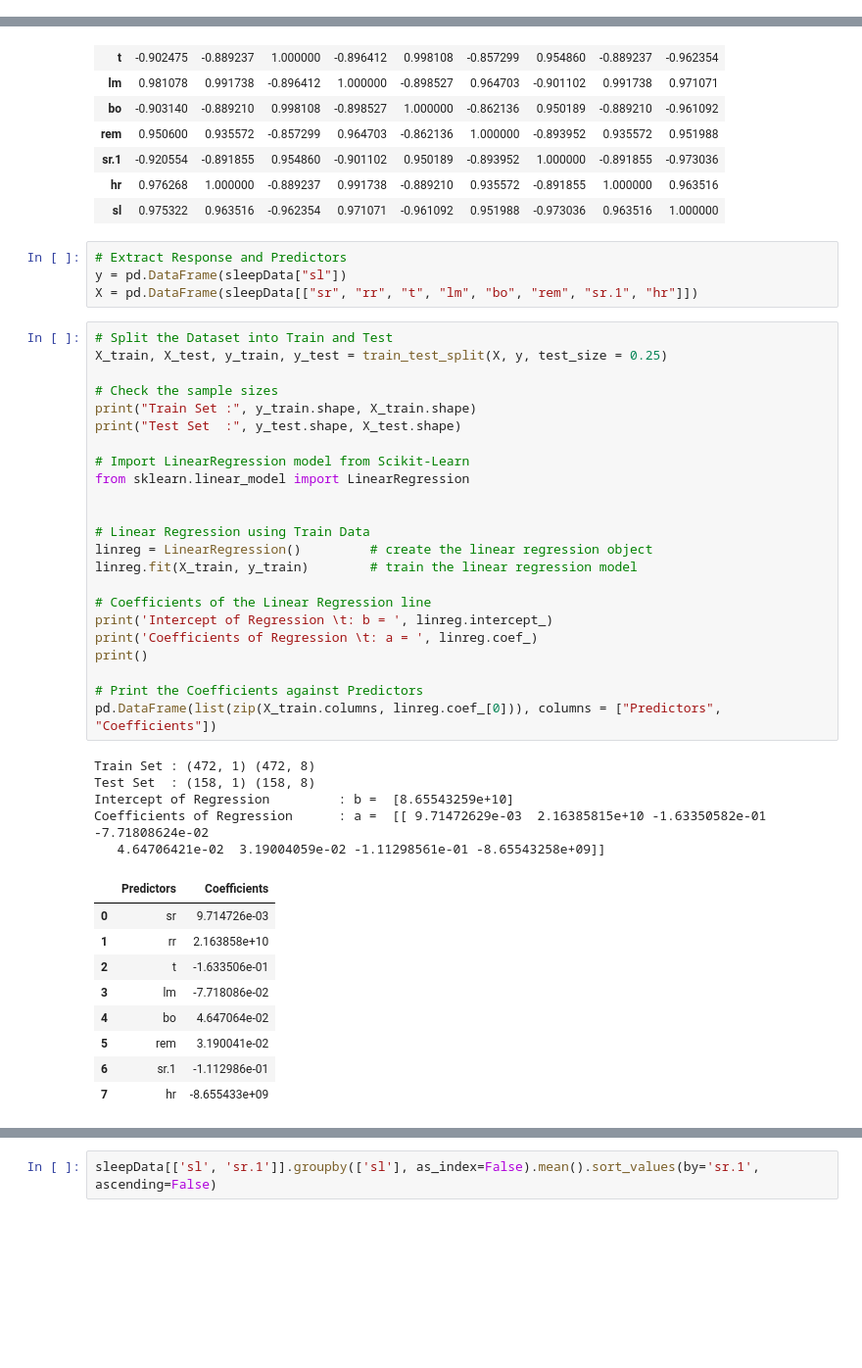
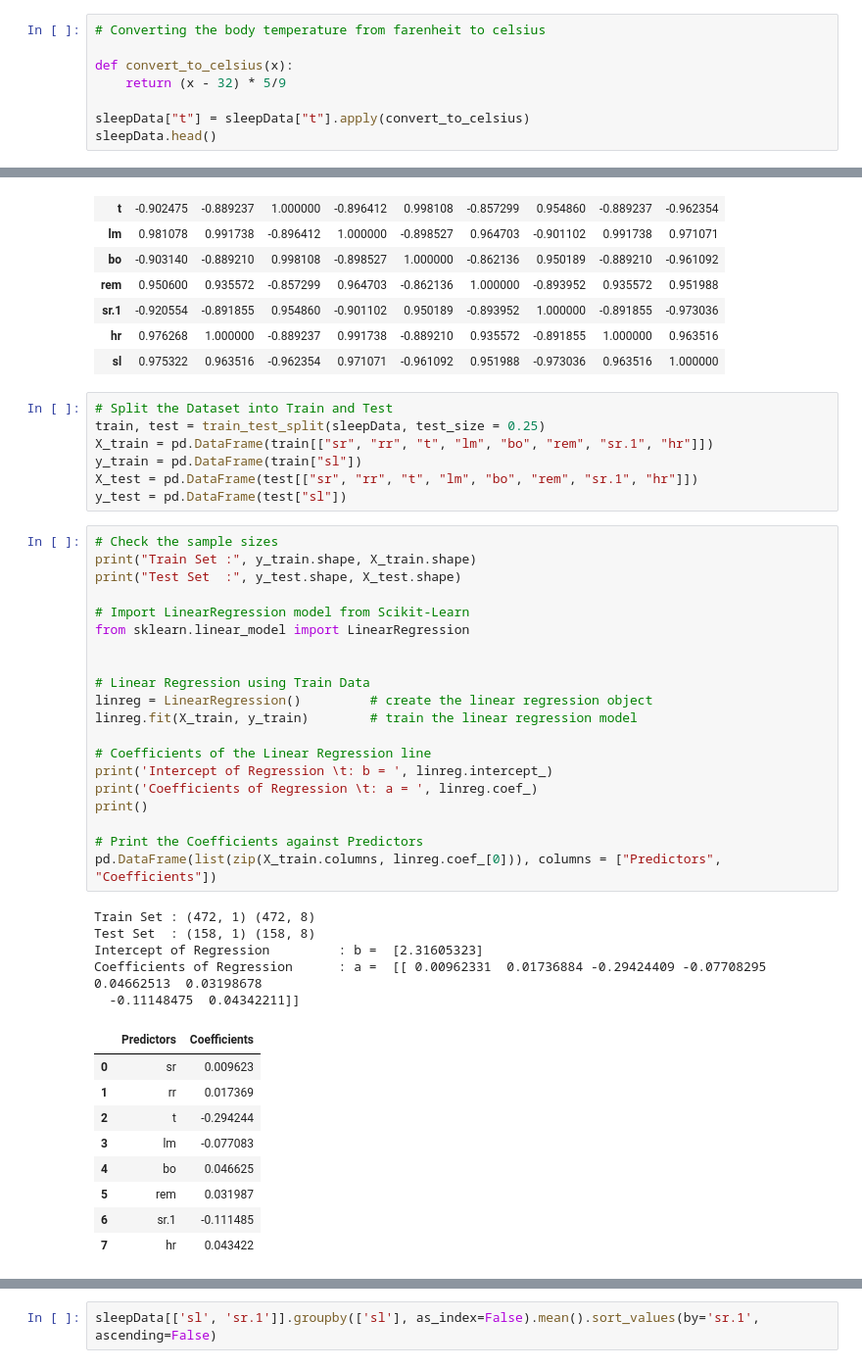
Before and after one commit to TsienJin/SC1015-Project, a Jupyter notebook: EDA/EDA.ipynb, the cells around one changed output, grey strips where cells are left out. Shown: that part at 98% size. Cells and saved outputs as stored; diff of their text form; blank space fills up the shorter version.

```diff
--- a/EDA/EDA.ipynb
+++ b/EDA/EDA.ipynb
@@ -31,0 +23,8 @@ memory usage: 44.4 KB
+# %%
+# Converting the body temperature from farenheit to celsius
+
+def convert_to_celsius(x):
+    return (x - 32) * 5/9
+
+sleepData["t"] = sleepData["t"].apply(convert_to_celsius)
+sleepData.head()
@@ -42,48 +48,48 @@ sleepData.corr()
 | sr.1 | -0.920554 | -0.891855 | 0.954860 | -0.901102 | 0.950189 | -0.893952 | 1.000000 | -0.891855 | -0.973036 |
 | hr | 0.976268 | 1.000000 | -0.889237 | 0.991738 | -0.889210 | 0.935572 | -0.891855 | 1.000000 | 0.963516 |
 | sl | 0.975322 | 0.963516 | -0.962354 | 0.971071 | -0.961092 | 0.951988 | -0.973036 | 0.963516 | 1.000000 |
-# %%
-# Extract Response and Predictors
-y = pd.DataFrame(sleepData["sl"])
-X = pd.DataFrame(sleepData[["sr", "rr", "t", "lm", "bo", "rem", "sr.1", "hr"]])
+# %%
+# Split the Dataset into Train and Test
+train, test = train_test_split(sleepData, test_size = 0.25)
+X_train = pd.DataFrame(train[["sr", "rr", "t", "lm", "bo", "rem", "sr.1", "hr"]])
+y_train = pd.DataFrame(train["sl"])
+X_test = pd.DataFrame(test[["sr", "rr", "t", "lm", "bo", "rem", "sr.1", "hr"]])
+y_test = pd.DataFrame(test["sl"])
 # %%
-# Split the Dataset into Train and Test
-X_train, X_test, y_train, y_test = train_test_split(X, y, test_size = 0.25)
-
 # Check the sample sizes
 print("Train Set :", y_train.shape, X_train.shape)
 print("Test Set  :", y_test.shape, X_test.shape)
 
 # Import LinearRegression model from Scikit-Learn
 from sklearn.linear_model import LinearRegression
 
 
 # Linear Regression using Train Data
 linreg = LinearRegression()         # create the linear regression object
 linreg.fit(X_train, y_train)        # train the linear regression model
 
 # Coefficients of the Linear Regression line
 print('Intercept of Regression \t: b = ', linreg.intercept_)
 print('Coefficients of Regression \t: a = ', linreg.coef_)
 print()
 
 # Print the Coefficients against Predictors
 pd.DataFrame(list(zip(X_train.columns, linreg.coef_[0])), columns = ["Predictors", "Coefficients"])
 # %% [output]
 Train Set : (472, 1) (472, 8)
 Test Set  : (158, 1) (158, 8)
-Intercept of Regression         : b =  [8.65543259e+10]
-Coefficients of Regression      : a =  [[ 9.71472629e-03  2.16385815e+10 -1.63350582e-01 -7.71808624e-02
-   4.64706421e-02  3.19004059e-02 -1.11298561e-01 -8.65543258e+09]]
+Intercept of Regression         : b =  [2.31605323]
+Coefficients of Regression      : a =  [[ 0.00962331  0.01736884 -0.29424409 -0.07708295  0.04662513  0.03198678
+  -0.11148475  0.04342211]]
 |  | Predictors | Coefficients |
-| 0 | sr | 9.714726e-03 |
-| 1 | rr | 2.163858e+10 |
-| 2 | t | -1.633506e-01 |
-| 3 | lm | -7.718086e-02 |
-| 4 | bo | 4.647064e-02 |
-| 5 | rem | 3.190041e-02 |
-| 6 | sr.1 | -1.112986e-01 |
-| 7 | hr | -8.655433e+09 |
+| 0 | sr | 0.009623 |
+| 1 | rr | 0.017369 |
+| 2 | t | -0.294244 |
+| 3 | lm | -0.077083 |
+| 4 | bo | 0.046625 |
+| 5 | rem | 0.031987 |
+| 6 | sr.1 | -0.111485 |
+| 7 | hr | 0.043422 |
 # %%
 # Predict the Total values from Predictors
 y_train_pred = linreg.predict(X_train)
```
Also changed, not shown: parts of 12 cells of this notebook.
